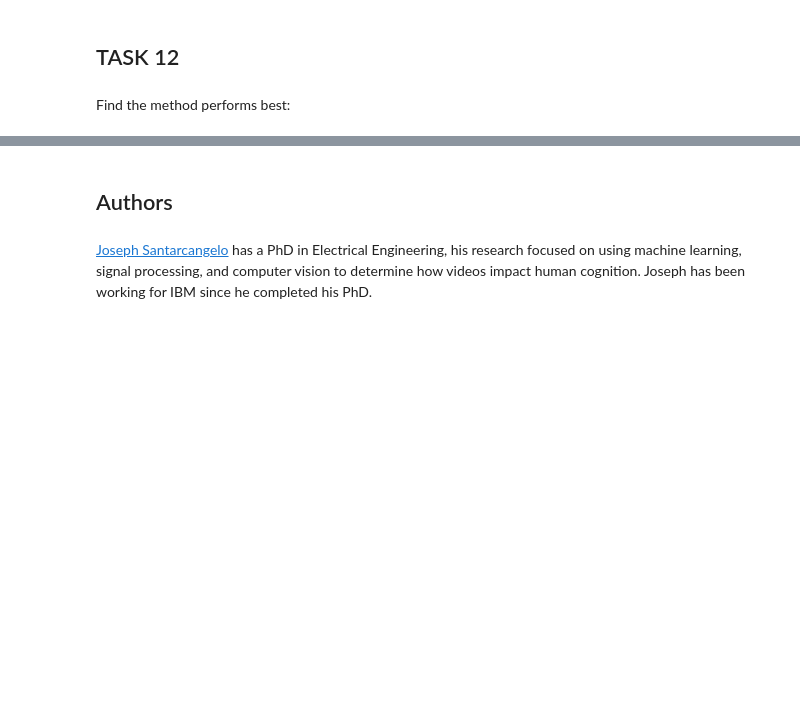
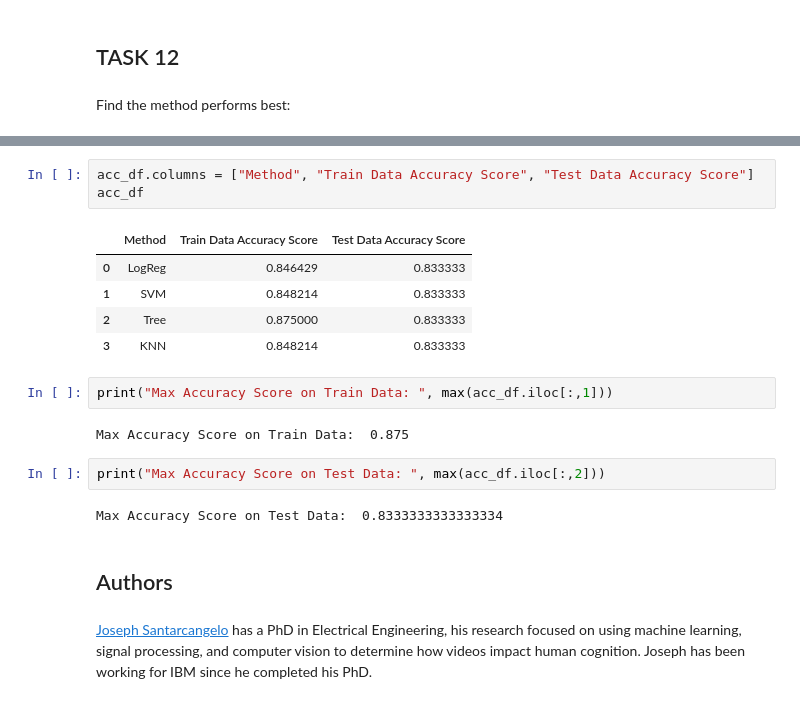
Before and after one commit to tuonganlinh/master, a Jupyter notebook: Machine Learning Prediction (Build ML Pipeline).ipynb, the cells around one changed output, grey strips where cells are left out. Saved outputs shown, nothing was run; the diff lists cells and outputs as text; blank space fills up the shorter version.

```diff
--- a/Machine Learning Prediction (Build ML Pipeline).ipynb
+++ b/Machine Learning Prediction (Build ML Pipeline).ipynb
@@ -344,3 +375,20 @@ max([knn_cv.best_score_, tree_cv.best_score_, svm_cv.best_score_, logreg_cv.best
+# %%
+acc_df.columns = ["Method", "Train Data Accuracy Score", "Test Data Accuracy Score"]
+acc_df
+# %% [output]
+|  | Method | Train Data Accuracy Score | Test Data Accuracy Score |
+| 0 | LogReg | 0.846429 | 0.833333 |
+| 1 | SVM | 0.848214 | 0.833333 |
+| 2 | Tree | 0.875000 | 0.833333 |
+| 3 | KNN | 0.848214 | 0.833333 |
+# %%
+print("Max Accuracy Score on Train Data: ", max(acc_df.iloc[:,1]))
+# %% [output]
+Max Accuracy Score on Train Data:  0.875
+# %%
+print("Max Accuracy Score on Test Data: ", max(acc_df.iloc[:,2]))
+# %% [output]
+Max Accuracy Score on Test Data:  0.8333333333333334
 # %% [markdown]
 ## Authors
 # %% [markdown]
```
Also changed, not shown: parts of 8 cells of this notebook.
